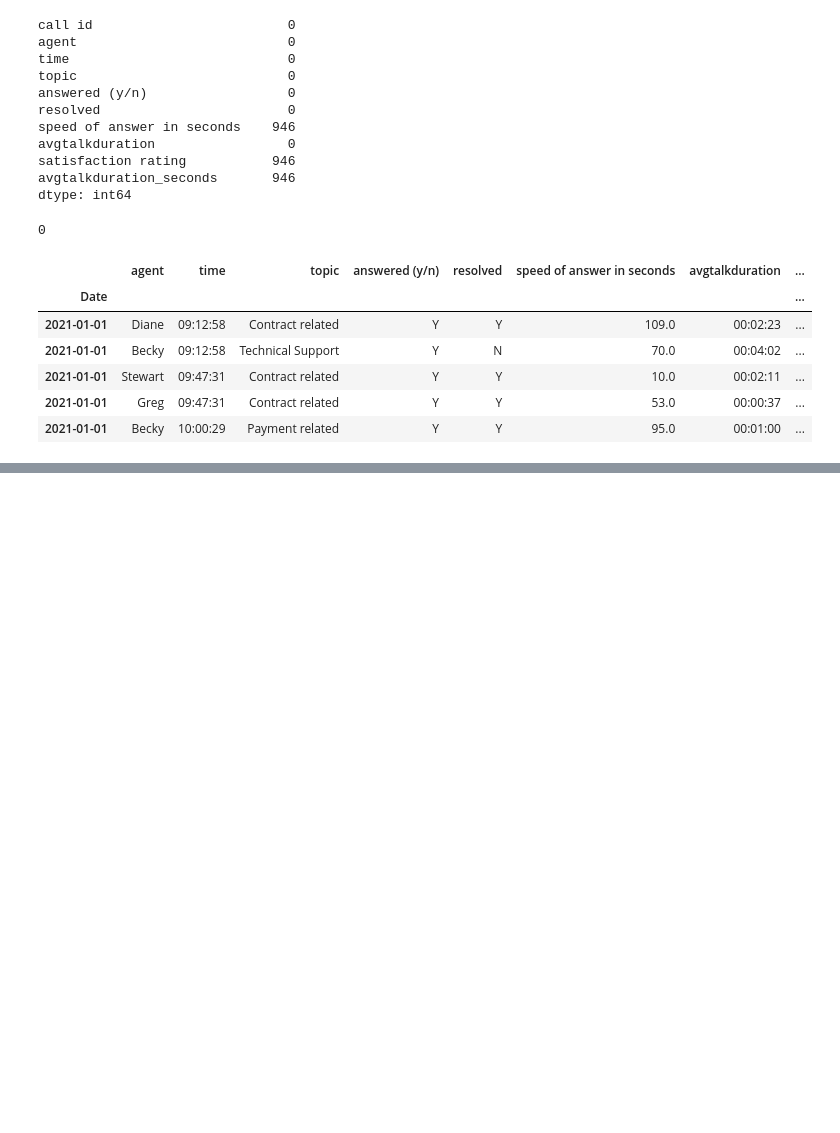
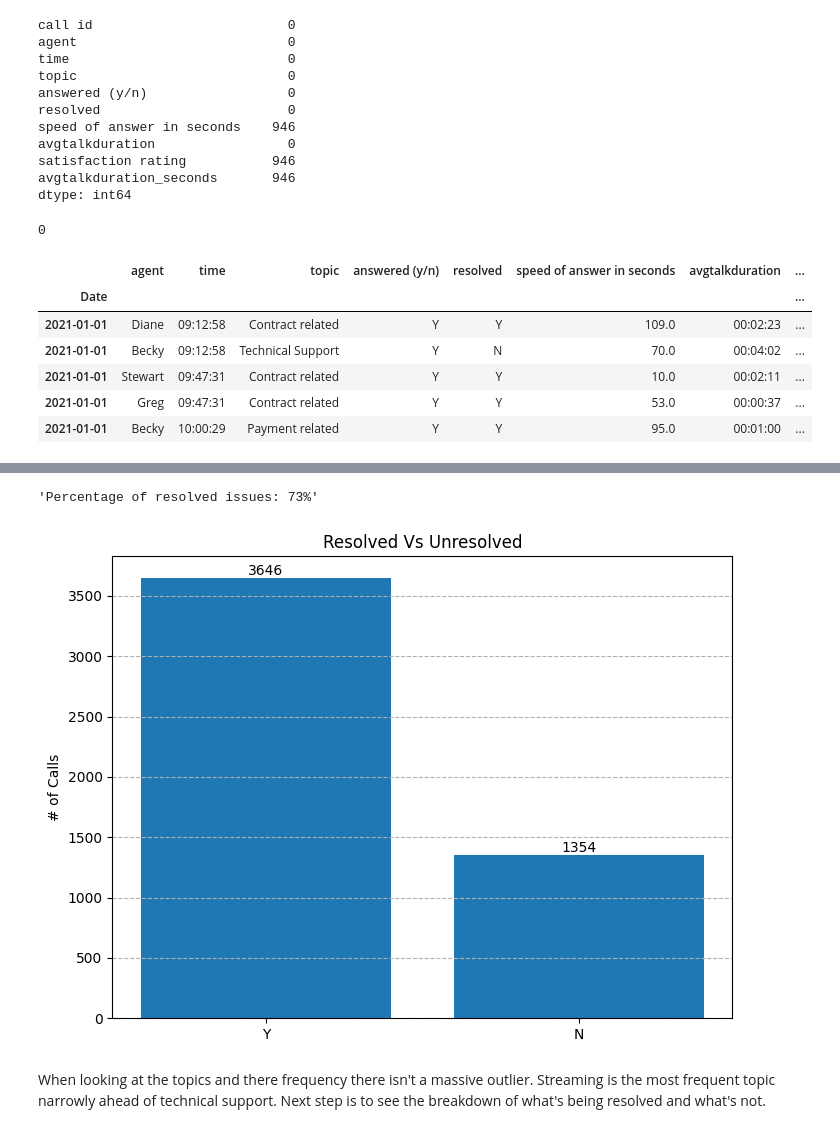
Before and after one commit to daveysull/PFDA, a Jupyter notebook: project/project.ipynb, the cells around one changed output, grey strips where cells are left out. Drawn from its saved outputs; the diff is of its cells as text; code cells hidden in the pictures; blank space fills up the shorter version.

```diff
--- a/project/project.ipynb
+++ b/project/project.ipynb
@@ -113,0 +111,34 @@ df.head()
+# %%
+# Calculate total issues
+total_issues = df['resolved'].count()
+
+# Count resolved issues
+resolved_issues = (df['resolved'] == 'Y').sum()
+
+# Calculate the percentage
+percentage_resolved = (resolved_issues / total_issues) * 100
+
+(f"Percentage of resolved issues: {percentage_resolved:.0f}%")
+# %% [output]
+'Percentage of resolved issues: 73%'
+# %%
+counts = df['resolved'].value_counts()
+
+# Create a bar chart
+fig, ax = plt.subplots(figsize=(8, 6))
+bars = ax.bar(counts.index, counts.values)
+
+# Add count labels to the bars
+ax.bar_label(bars, fmt='%g', fontsize=10)
+
+# Formatting the plot
+ax.set_title('Resolved Vs Unresolved')
+ax.set_xlabel('')
+ax.set_ylabel('# of Calls')
+ax.grid(axis='y', linestyle='--')
+
+plt.show()
+# %% [output]
+[figure, added]
+# %% [markdown]
+When looking at the topics and there frequency there isn't a massive outlier. Streaming is the most frequent topic narrowly ahead of technical support. Next step is to see the breakdown of what's being resolved and what's not.
```
Also changed, not shown: parts of 24 cells of this notebook.
